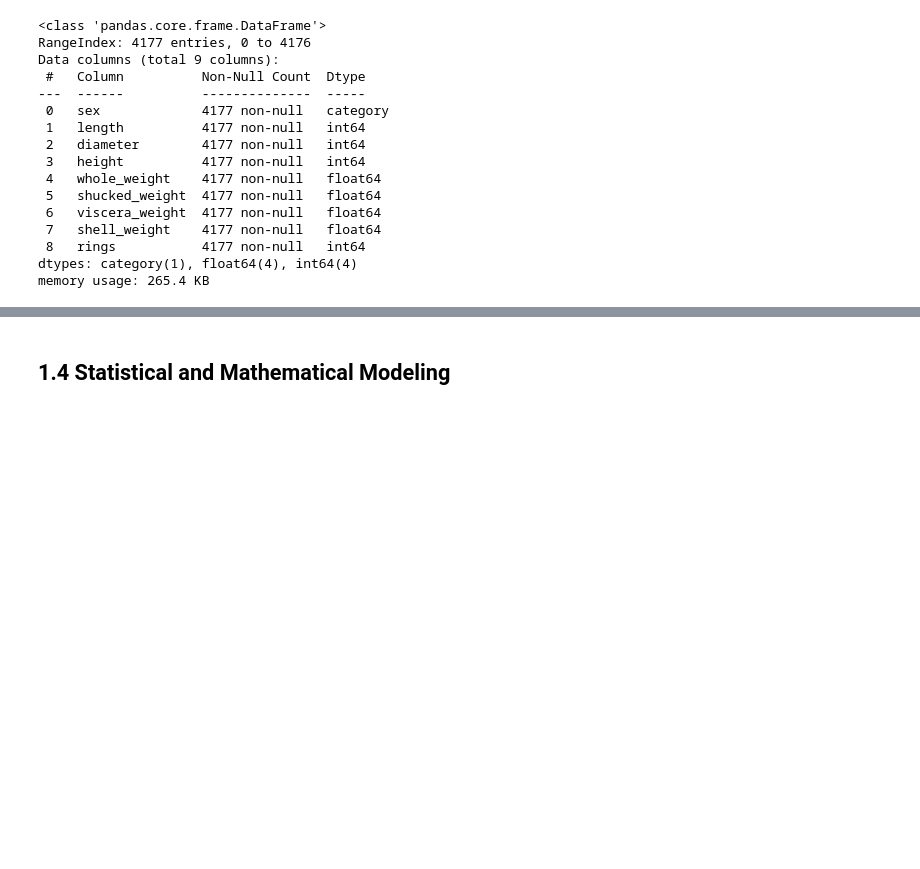
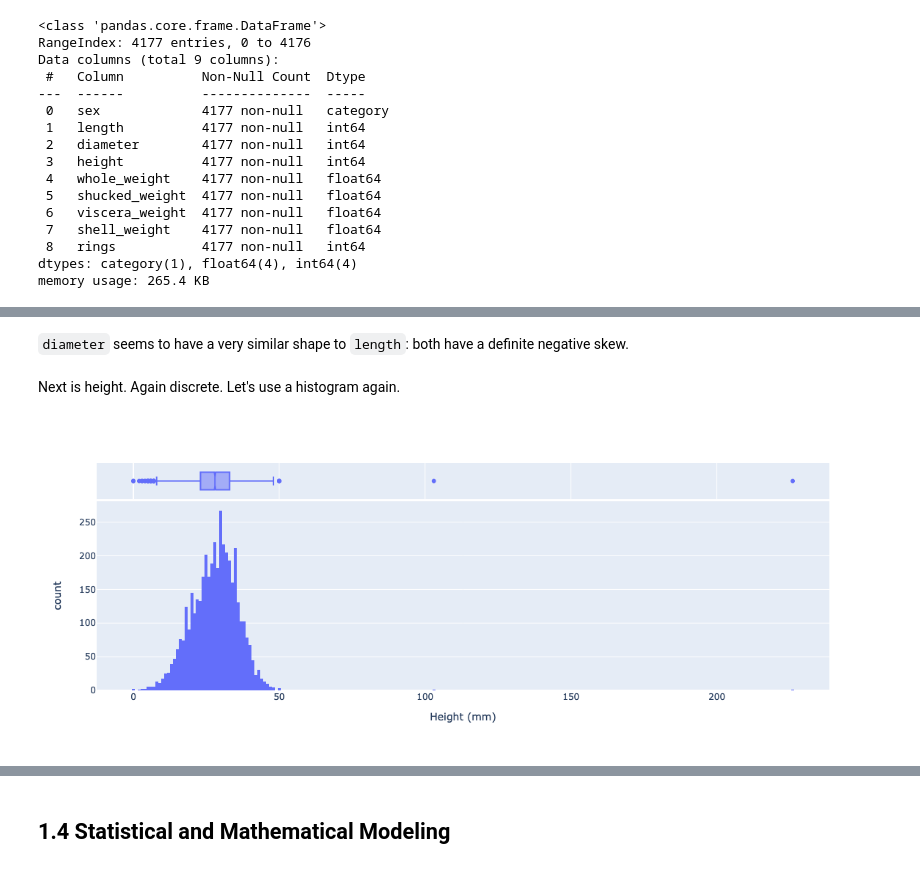
Before and after one commit to natemcintosh/en_685_648_data_science, a Jupyter notebook: 7_module/problem_set/nmcinto2.ipynb, the cells around one changed output, grey strips where cells are left out. Drawn from its saved outputs; the diff is of its cells as text; code cells hidden in the pictures; blank space fills up the shorter version.

```diff
--- a/7_module/problem_set/nmcinto2.ipynb
+++ b/7_module/problem_set/nmcinto2.ipynb
@@ -96,0 +127,8 @@ len(list(it.combinations(range(9), 2)))
+# %% [markdown]
+`diameter` seems to have a very similar shape to `length`: both have a definite negative skew.
+# %% [markdown]
+Next is height. Again discrete. Let's use a histogram again.
+# %%
+px.histogram(df, x = "height", marginal='box', labels={"height":"Height (mm)"})
+# %% [output]
+[figure, added]
```
Also changed, not shown: parts of 30 cells of this notebook.
